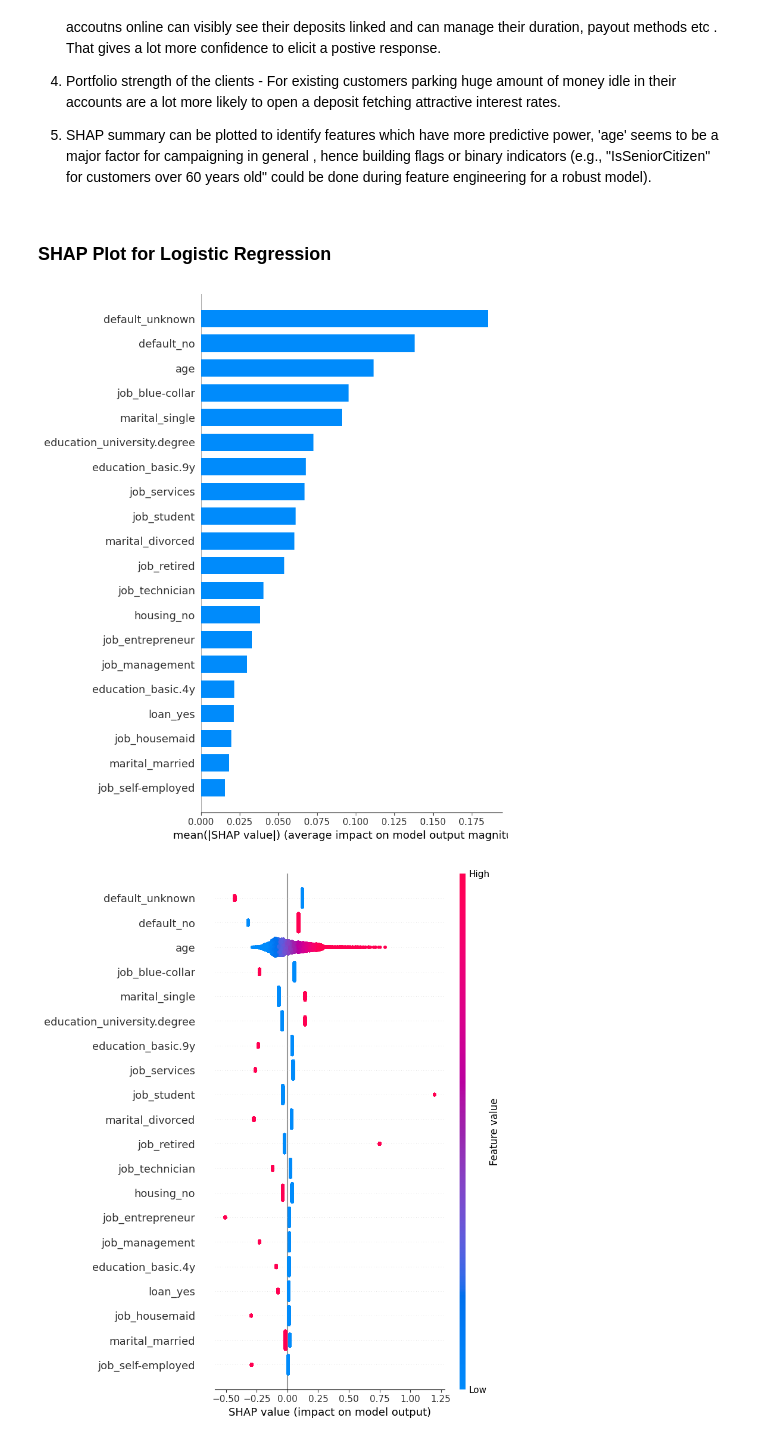
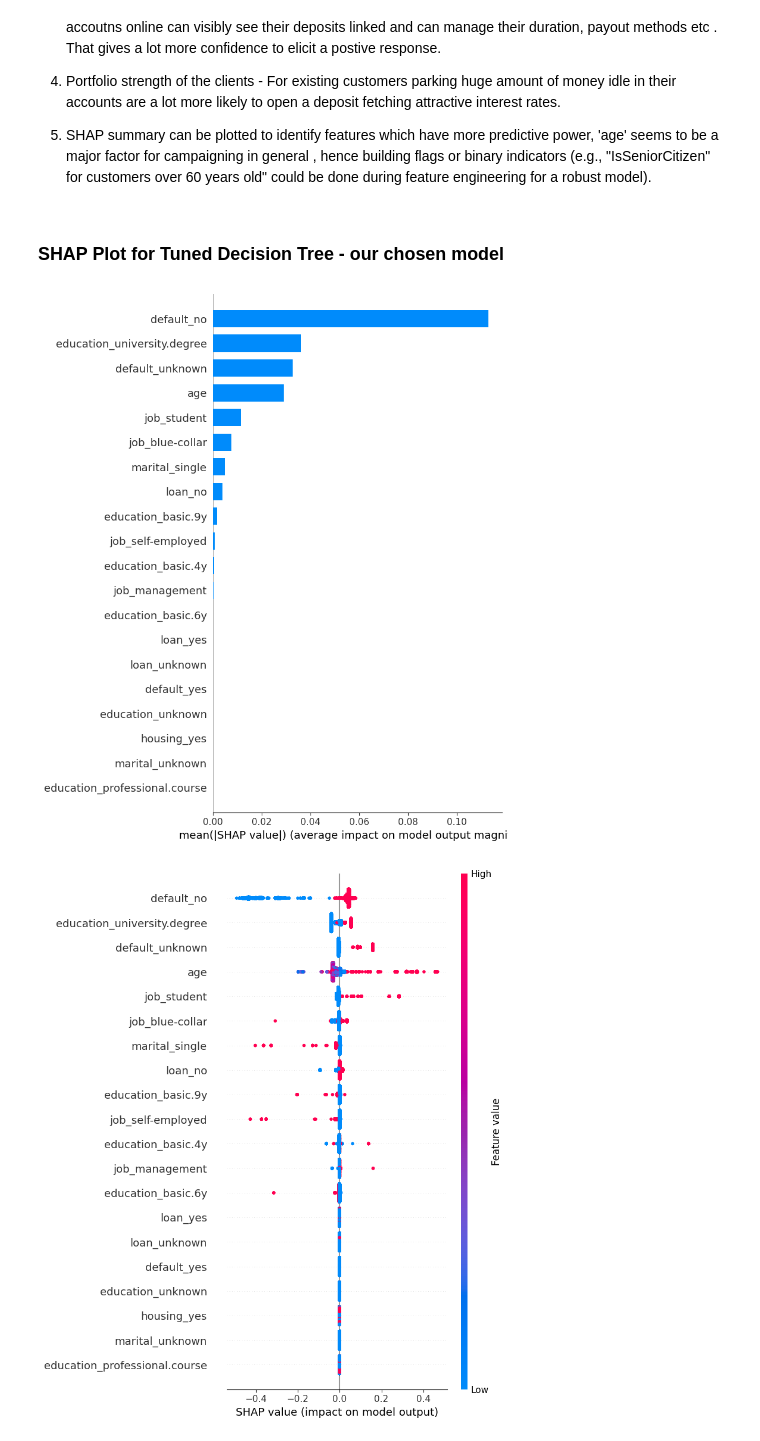
Before and after one commit to Subroy1/MSAI_AllPracticeModules, a Jupyter notebook: Module 17/prompt_III_Assignment17_1.ipynb, the cells around one changed output. Saved outputs shown, nothing was run; the diff lists cells and outputs as text; code cells hidden in the pictures.

```diff
--- a/Module 17/prompt_III_Assignment17_1.ipynb
+++ b/Module 17/prompt_III_Assignment17_1.ipynb
@@ -1213,39 +1213,42 @@ array([0.56335091])
 
 5. SHAP summary can be plotted to identify features which have more predictive power, 'age' seems to be a major factor for campaigning in general , hence  building flags or binary indicators (e.g., "IsSeniorCitizen" for customers over 60 years old" could be done during feature engineering for a robust model).
 # %% [markdown]
-### SHAP Plot for Logistic Regression
+### SHAP Plot for Tuned Decision Tree - our chosen model
 # %%
 import shap
 
-# Get the preprocessor and the trained Logistic Regression classifier from the pipeline
-preprocessor_lr = lr_pipeline.named_steps['preprocessor']
-lr_classifier = lr_pipeline.named_steps['classifier']
+# Get the preprocessor and the trained Decision Tree classifier from the final_model pipeline
+preprocessor_dt = final_model.named_steps['preprocess']
+dt_classifier = final_model.named_steps['model']
 
 # Transform X_train using the preprocessor to get the data format expected by SHAP explainer
-# Explicitly convert to array in case ColumnTransformer still outputs sparse for some reason
-X_train_preprocessed = preprocessor_lr.transform(X_train)
-if hasattr(X_train_preprocessed, 'toarray'):
-    X_train_preprocessed = X_train_preprocessed.toarray()
+# Ensure dense output for SHAP
+X_train_preprocessed_dt = preprocessor_dt.transform(X_train)
+if hasattr(X_train_preprocessed_dt, 'toarray'):
+    X_train_preprocessed_dt = X_train_preprocessed_dt.toarray()
 
 # Get feature names after one-hot encoding for categorical features
 numeric_feature_names = num_columns
-onehot_encoder = preprocessor_lr.named_transformers_['categorical_transformer'].named_steps['ohe']
-categorical_feature_names_encoded = onehot_encoder.get_feature_names_out(cat_columns)
-feature_names = list(numeric_feature_names) + list(categorical_feature_names_encoded)
+onehot_encoder_dt = preprocessor_dt.named_transformers_['categorical_transformer'].named_steps['ohe']
+categorical_feature_names_encoded_dt = onehot_encoder_dt.get_feature_names_out(cat_columns)
+feature_names_dt = list(numeric_feature_names) + list(categorical_feature_names_encoded_dt)
 
 # Create a DataFrame for the preprocessed data with correct feature names
-X_train_preprocessed_df = pd.DataFrame(X_train_preprocessed, columns=feature_names)
+X_train_preprocessed_dt_df = pd.DataFrame(X_train_preprocessed_dt, columns=feature_names_dt)
 
-# Create a SHAP explainer for Logistic Regression
-# For Logistic Regression, shap.Explainer can take the model directly
-explainer = shap.Explainer(lr_classifier, X_train_preprocessed_df)
+# Create a SHAP TreeExplainer for the Decision Tree
+explainer_dt = shap.TreeExplainer(dt_classifier)
 
-# Calculate SHAP values
-shap_values = explainer(X_train_preprocessed_df)
+# Compute SHAP values using the explainer's direct call, which returns an Explanation object
+shap_explanation_dt = explainer_dt(X_train_preprocessed_dt_df)
+
+# Access the SHAP values for the positive class (class 1)
+# The .values attribute of the Explanation object gives a 3D array (samples, features, classes)
+shap_values_class1 = shap_explanation_dt.values[:, :, 1]
 
 # Plot the SHAP summary plot
-shap.summary_plot(shap_values, X_train_preprocessed_df, plot_type="bar")
-shap.summary_plot(shap_values, X_train_preprocessed_df)
+shap.summary_plot(shap_values_class1, X_train_preprocessed_dt_df, plot_type="bar", title="SHAP Feature Importance (Decision Tree - Class 1)")
+shap.summary_plot(shap_values_class1, X_train_preprocessed_dt_df, title="SHAP Summary Plot (Decision Tree - Class 1)")
 # %% [output]
-[figure, old version]
+[figure, new version]
-[figure, old version]
+[figure, new version]
```
